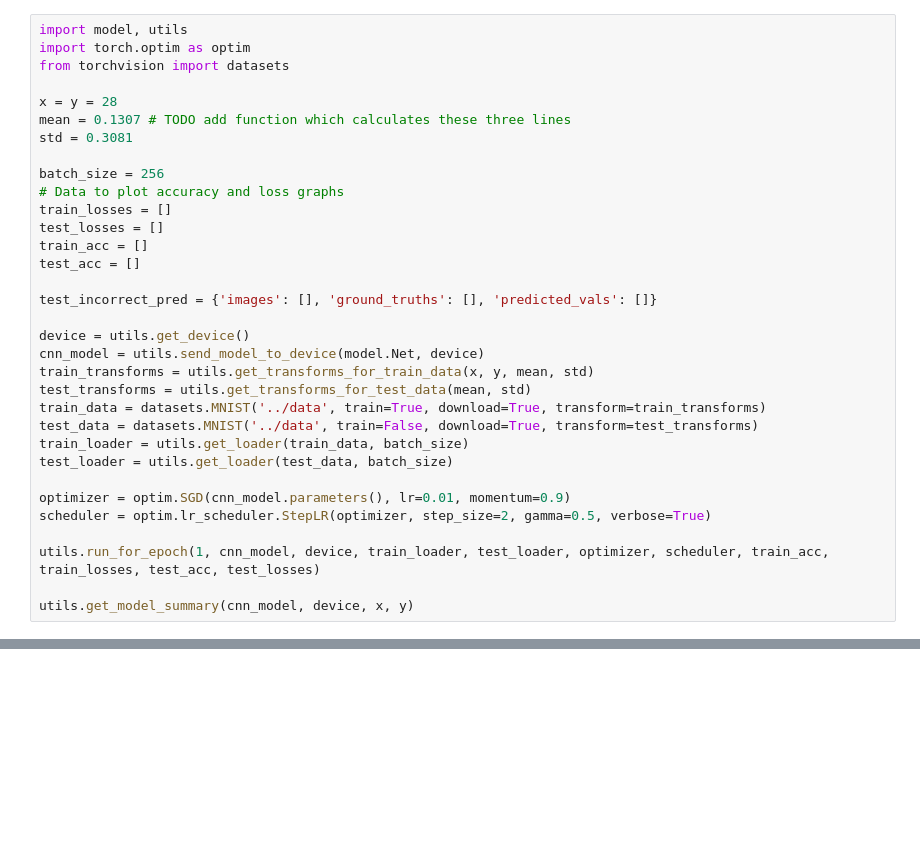
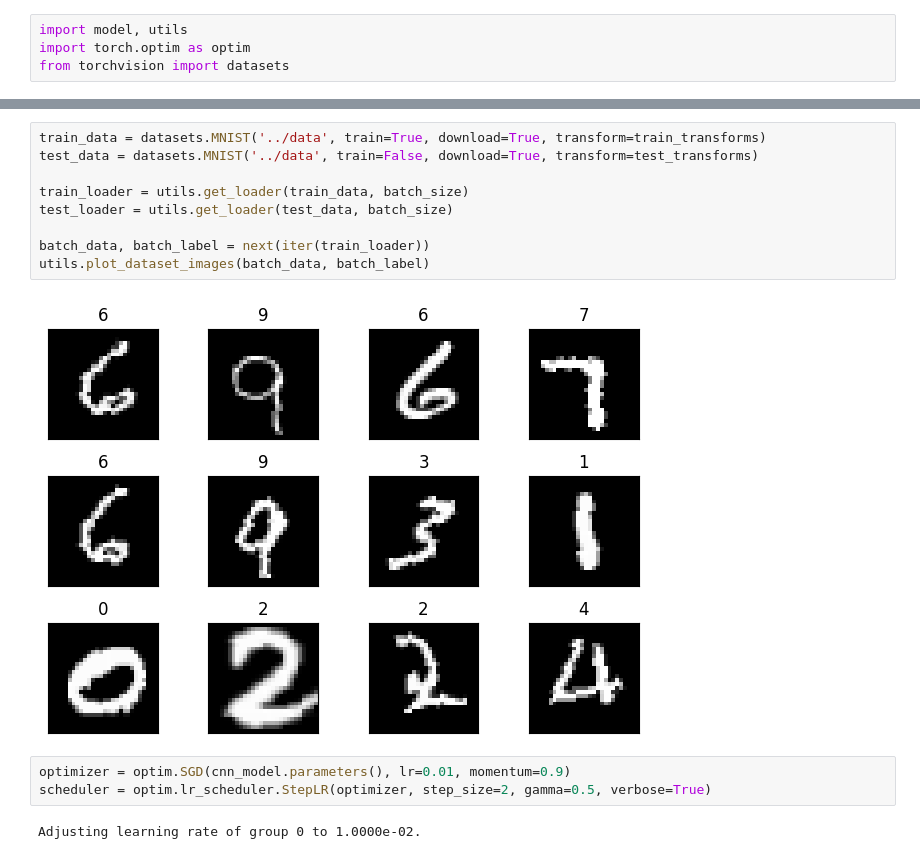
Before and after one commit to vmistry-repo/AI-Novice, a Jupyter notebook: s5.ipynb, the cells around one changed output, grey strips where cells are left out. Cells and saved outputs as stored; diff of their text form; blank space fills up the shorter version.

```diff
--- a/s5.ipynb
+++ b/s5.ipynb
@@ -2,32 +2,3 @@
 import model, utils
 import torch.optim as optim
 from torchvision import datasets
-
-x = y = 28
-mean = 0.1307 # TODO add function which calculates these three lines
-std = 0.3081
-
-batch_size = 256
-# Data to plot accuracy and loss graphs
-train_losses = []
-test_losses = []
-train_acc = []
-test_acc = []
-
-test_incorrect_pred = {'images': [], 'ground_truths': [], 'predicted_vals': []}
-
-device = utils.get_device()
-cnn_model = utils.send_model_to_device(model.Net, device)
-train_transforms = utils.get_transforms_for_train_data(x, y, mean, std)
-test_transforms = utils.get_transforms_for_test_data(mean, std)
-train_data = datasets.MNIST('../data', train=True, download=True, transform=train_transforms)
-test_data = datasets.MNIST('../data', train=False, download=True, transform=test_transforms)
-train_loader = utils.get_loader(train_data, batch_size)
-test_loader = utils.get_loader(test_data, batch_size)
-
-optimizer = optim.SGD(cnn_model.parameters(), lr=0.01, momentum=0.9)
-scheduler = optim.lr_scheduler.StepLR(optimizer, step_size=2, gamma=0.5, verbose=True)
-
-utils.run_for_epoch(1, cnn_model, device, train_loader, test_loader, optimizer, scheduler, train_acc, train_losses, test_acc, test_losses)
-
-utils.get_model_summary(cnn_model, device, x, y)
@@ -58,0 +25,16 @@ TypeError: forward() missing 1 required positional argument: 'x'
+# %%
+train_data = datasets.MNIST('../data', train=True, download=True, transform=train_transforms)
+test_data = datasets.MNIST('../data', train=False, download=True, transform=test_transforms)
+
+train_loader = utils.get_loader(train_data, batch_size)
+test_loader = utils.get_loader(test_data, batch_size)
+
+batch_data, batch_label = next(iter(train_loader))
+utils.plot_dataset_images(batch_data, batch_label)
+# %% [output]
+[figure, added]
+# %%
+optimizer = optim.SGD(cnn_model.parameters(), lr=0.01, momentum=0.9)
+scheduler = optim.lr_scheduler.StepLR(optimizer, step_size=2, gamma=0.5, verbose=True)
+# %% [output]
+Adjusting learning rate of group 0 to 1.0000e-02.
```
Also changed, not shown: parts of 5 cells of this notebook.
